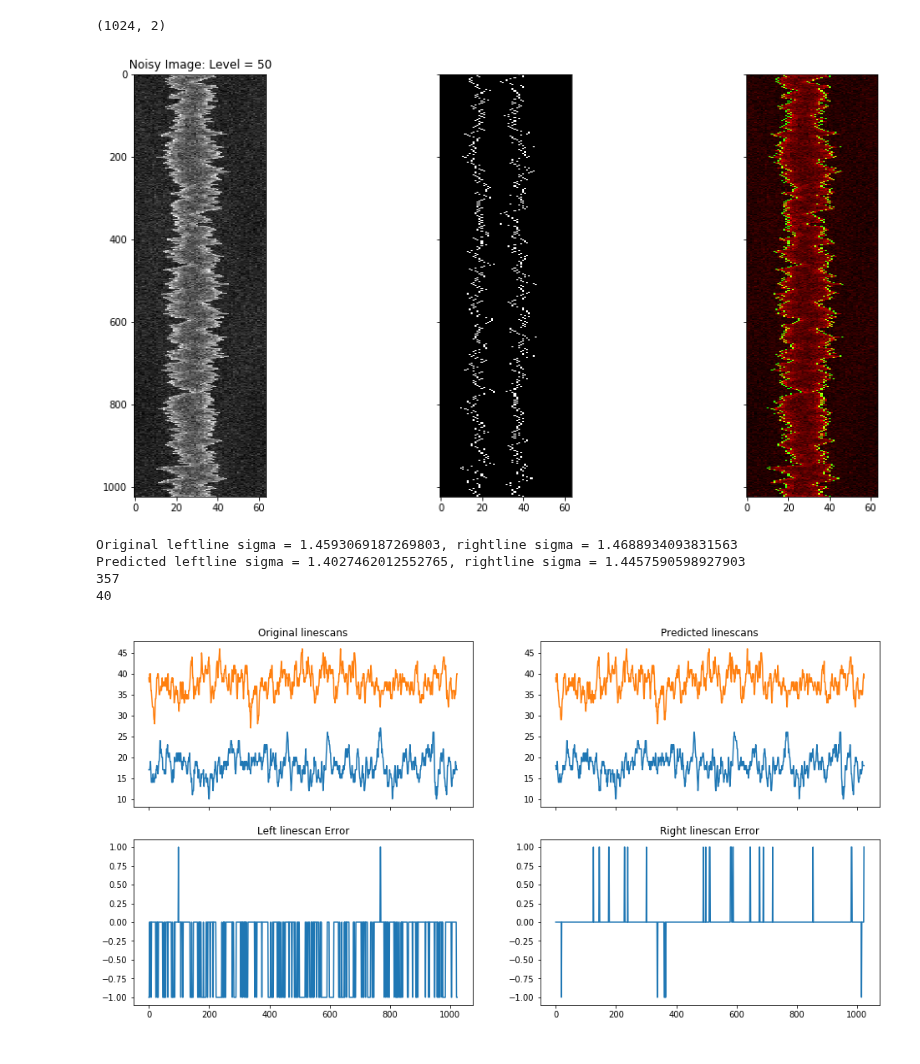
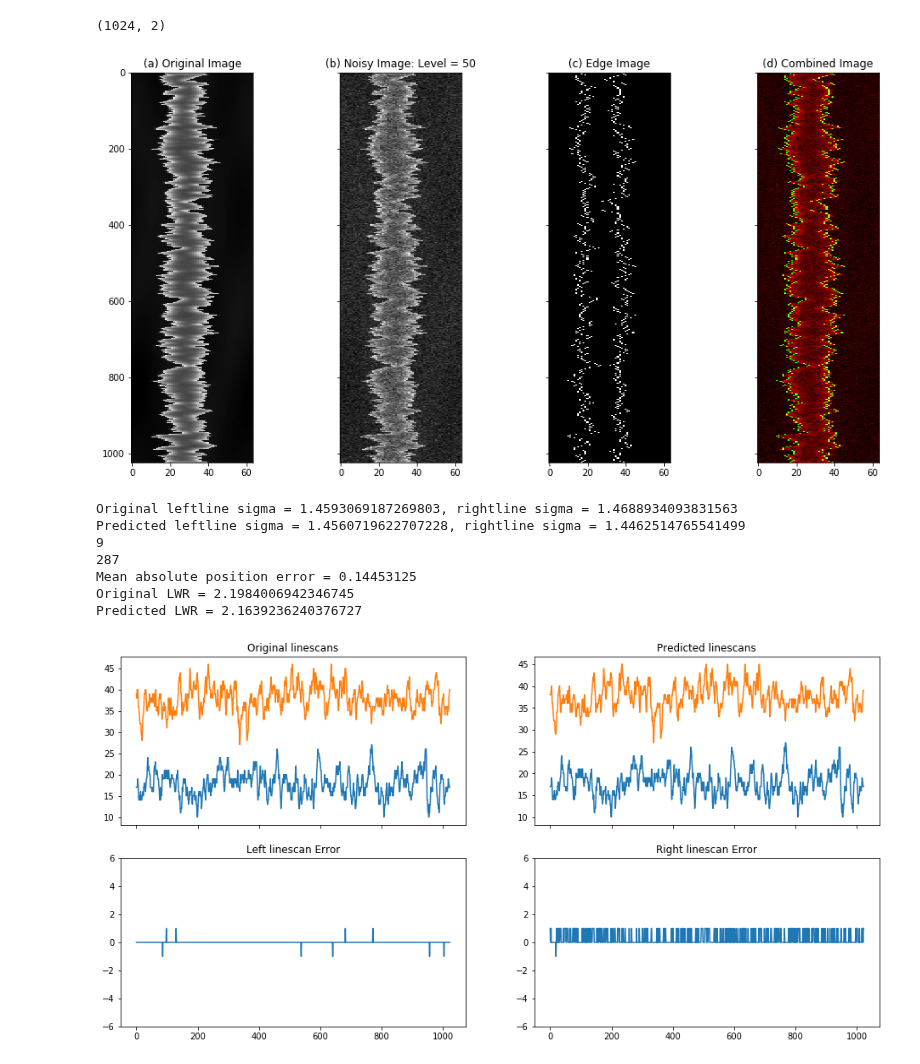
Before and after one commit to narendrachaudhary51/LER_machine_learning, a Jupyter notebook: neural_nets/EDGENet_prediction.ipynb, the cells around one changed output. Drawn from its saved outputs; the diff is of its cells as text; code cells hidden in the pictures.

Commit message:
Edgenet prediction changes

```diff
--- a/neural_nets/EDGENet_prediction.ipynb
+++ b/neural_nets/EDGENet_prediction.ipynb
@@ -13,10 +15,9 @@ import skimage
 # %%
-path = '/home/grads/n/narendra5/Desktop/Programs/LER_machine_learning/'
-#path = r"C:\\Users\\narendra\\Documents\\LER\\LER_machine_learning\\"
-#model = load_model(path + 'models/' + 'EDGEnet_run_epoch_4.h5')
+#path = '/home/grads/n/narendra5/Desktop/Programs/LER_machine_learning/'
+path = r"C:\\Users\\narendra\\Documents\\LER\\LER_machine_learning\\"
 
-#model = load_model(path + 'models/' + 'EDGEnet2_float_L1_epoch_4.h5')
-model = load_model(path + 'models/' + 'EDGEnet2_int_L1_epoch_4.h5')
+#model = load_model(path + 'models/' + 'EDGEnet2_int_L1_epoch_4.h5')
+model = load_model(path + 'models\\' + 'EDGEnet2_int_L1_epoch_4.h5')
 model.summary()
 # %% [output]
 _________________________________________________________________
@@ -45,8 +46,10 @@ space = 20
 noise = 50
 shift = math.floor(-25 + (width + space/2 + Xi + alpha*10 + sigma*10)%16)
 
+original_file = path + 'original_images/oim_' + "{:.2g}".format(sigma*1e-09) + '_' + str(alpha) + '_' + "{0:.2g}".format(Xi*1e-09) + '_' + str(width) + '_' + str(space) + '_' + str(-shift) + '.tiff'
 noisy_file = path + 'noisy_images/nim_' + "{0:.2g}".format(sigma*1e-09) + '_' + str(alpha) + '_' + "{0:.2g}".format(Xi*1e-09) + '_' + str(width) + '_' + str(space) + '_' + str(-shift) + '_' + str(noise) + '.tiff'
 imnoisy = np.array(Image.open(noisy_file))
+im = np.array(Image.open(original_file))
 
 imnoisy = (imnoisy)/256
 imnoisy = imnoisy.reshape(1,1024,64,1)
@@ -59,29 +62,36 @@ print(linepredict.shape)
 # %% [output]
 (1024, 2)
 # %%
+
 %matplotlib inline
-fig, ax = plt.subplots(nrows=1, ncols=3, figsize=(16, 8), sharex=True,
+fig, ax = plt.subplots(nrows=1, ncols=4, figsize=(16, 8), sharex=True,
                        sharey=True, subplot_kw={'adjustable': 'box-forced'})
 
-ax[0].imshow(imnoisy,cmap = 'gray',aspect= 0.2)
-ax[0].set_title('Noisy Image: Level = {}'.format(noise))
+ax[0].imshow(im,cmap = 'gray',aspect= 0.2)
+ax[0].set_title('(a) Original Image')
+
+ax[1].imshow(imnoisy,cmap = 'gray',aspect= 0.2)
+ax[1].set_title('(b) Noisy Image: Level = {}'.format(noise))
 
 edgepredict = np.zeros((1024,64))
 i =[]
 for i in range(1024):
     edgepredict[i, (linepredict*64).round().astype(int)[i,0]] = 1
     edgepredict[i, (linepredict*64).round().astype(int)[i,1]] = 1
 
-ax[1].imshow(edgepredict, cmap = 'gray',aspect= 0.2)
+ax[2].imshow(edgepredict, cmap = 'gray',aspect= 0.2)
+ax[2].set_title('(c) Edge Image')
 
 combine = np.zeros((1024,64,3))
 combine[:,:,0] = imnoisy
 combine[:,:,1] = edgepredict
-ax[2].imshow(combine, cmap = 'gray', aspect= 0.2)
+
+ax[3].imshow(combine, cmap = 'gray', aspect= 0.2)
+ax[3].set_title('(d) Combined Image')
 
 plt.show()
 # %% [output]
-[figure, old version]
+[figure, new version]
 # %%
 linescan_file = path + 'linescans/linescan_' + "{:.2g}".format(sigma*1e-09) + '_' + str(alpha) + '_' + "{0:.2g}".format(Xi*1e-09) + '_' + str(width) + '_' + str(space) + '.txt'
 linescan = []
@@ -112,8 +122,13 @@ print('Original leftline sigma = {}, rightline sigma = {}'.format(leftline.astyp
 print('Predicted leftline sigma = {}, rightline sigma = {}'.format((linepredict*64).round().astype(int)[:,0].std()/2, \
                                                                   (linepredict*64).round().astype(int)[:,1].std()/2))
 
-print(np.abs(leftline.astype(int) - (linepredict*64).round().astype(int)[:,0]).sum())
-print(np.abs(rightline.astype(int) - (linepredict*64).round().astype(int)[:,1]).sum())
+left_error = np.abs(leftline.astype(int) - (linepredict*64).round().astype(int)[:,0]).sum()
+right_error = np.abs(rightline.astype(int) - (linepredict*64).round().astype(int)[:,1]).sum()
+print(left_error)
+print(right_error)
+print('Mean absolute position error = {}'.format((left_error + right_error)/2048))
+print('Original LWR = {} '.format((rightline.astype(int) - leftline.astype(int)).std()/2))
+print('Predicted LWR = {} '.format(((linepredict*64).round().astype(int)[:,0] - (linepredict*64).round().astype(int)[:,1]).std()/2))
 
 ax[0,0].plot(leftline.astype(int))
 ax[0,0].plot(rightline.astype(int))
@@ -124,16 +139,19 @@ ax[0,1].set_title('Predicted linescans')
 
 ax[1,0].plot(leftline.astype(int) - (linepredict*64).round().astype(int)[:,0])
 ax[1,0].set_title('Left linescan Error')
+ax[1,0].set_ylim([-6,6])
 
 ax[1,1].plot(rightline.astype(int) - (linepredict*64).round().astype(int)[:,1])
 ax[1,1].set_title('Right linescan Error')
+ax[1,1].set_ylim([-6,6])
 
-#ax[1,1].plot(rightline - (linepredict*64)[:,1])
-#ax[1,1].set_title('Right linescan Error')
 plt.show()
 # %% [output]
 Original leftline sigma = 1.4593069187269803, rightline sigma = 1.4688934093831563
-Predicted leftline sigma = 1.4027462012552765, rightline sigma = 1.4457590598927903
-357
-40
+Predicted leftline sigma = 1.4560719622707228, rightline sigma = 1.4462514765541499
+9
+287
+Mean absolute position error = 0.14453125
+Original LWR = 2.1984006942346745
+Predicted LWR = 2.1639236240376727
-[figure, old version]
+[figure, new version]
```
Also changed, not shown: parts of 1 cell of this notebook.
